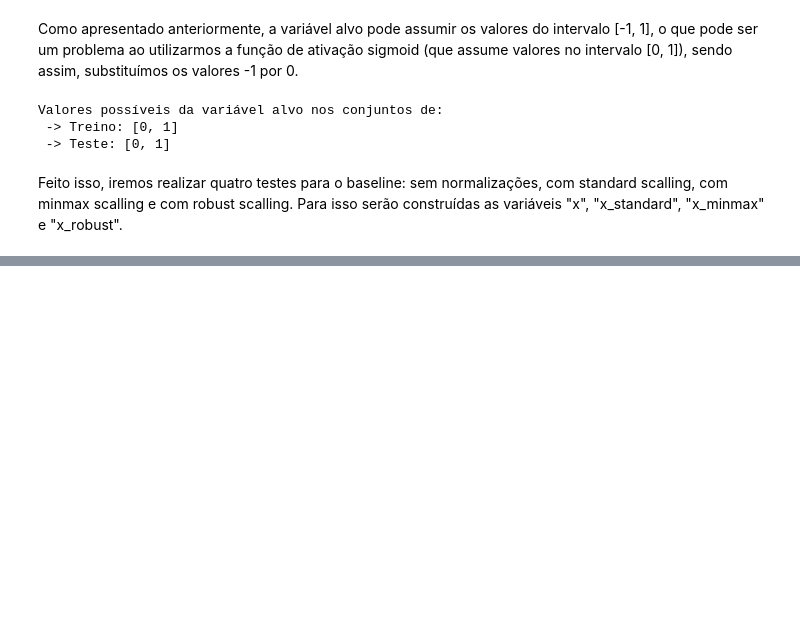
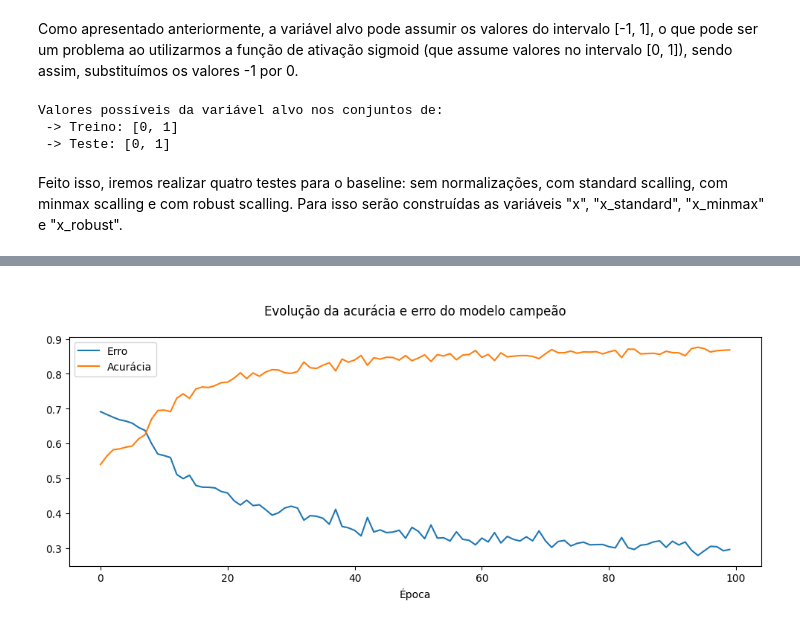
Before and after one commit to leonardosantosrocha/fiap-deep-learning, a Jupyter notebook: main.ipynb, the cells around one changed output, grey strips where cells are left out. Cells and saved outputs as stored; diff of their text form; code cells hidden in the pictures; blank space fills up the shorter version.

Commit message:
rede para predição das ações csna3.

```diff
--- a/main.ipynb
+++ b/main.ipynb
@@ -384,0 +275,23 @@ Como hipótese inicial, entendemos que a baixa precisão para venda de ações f
+# %%
+grid_bbas3 = [[1,16], [1,32], [1,64], [2,16], [2,32], [2,64], [3,16], [3,32], [3,64]]
+grid_size_bbas3 = len(grid_bbas3)
+# %%
+# Inicializa variáveis auxiliares
+network_index_bbas3 = 0
+
+# Instancia o modelo
+lstm_bbas3 = CL()
+
+# Percorre o grid de treinos
+for i in range(grid_size_bbas3):
+    # Percorre a lista de normalizações de treino
+    for x_i_train_bbas3, x_i_test_bbas3 in zip(x_list_train_bbas3, x_list_test_bbas3):
+        # Apresenta a topologia da i-ésima rede neural
+        print(f"\nTopologia: {network_index_bbas3}\n -> {grid_bbas3[i][0]}x LSTM com {grid_bbas3[i][1]} neurônios\n -> {grid_bbas3[i][0]}x Dropout com rate de {round(0.1 * grid_bbas3[i][0], 2)}\n -> 1x Densa\n -> Normalização: {x_i_train_bbas3[0]}")
+        # Constrói, compila e treina a topologia da i-ésima rede neural
+        lstm_bbas3.build_model(c_layers_number=grid_bbas3[i][0], c_units_number=grid_bbas3[i][1], c_dropout_rate=0.1, c_input_shape=(16, 1))
+        lstm_bbas3.compile_model(c_optimizer="adam", c_loss="binary_crossentropy", c_metrics=["accuracy"])
+        lstm_bbas3.fit_model(c_x=x_i_train_bbas3[1], c_y=y_train_bbas3, c_test_size=0.3, c_random_state=42, c_epochs_number=100, c_batches_number=64, c_verbose=0)
+        lstm_bbas3.evaluate_model()
+        lstm_bbas3.predict_model(c_x=x_i_test_bbas3[1])
+        network_index_bbas3 += 1
@@ -384,0 +316,24 @@ Como hipótese inicial, entendemos que a baixa precisão para venda de ações f
+# %%
+# Inicializa variáveis auxiliares
+champion_index_bbas3 = 0
+current_loss_bbas3 = float("+inf")
+current_accuracy_bbas3 = float("-inf")
+
+# Realiza a atualização para apresentar a arquitetura mais performática
+for i_bbas3 in range(len(lstm_bbas3.c_model_scores_train)):
+    if lstm_bbas3.c_model_scores_train[i_bbas3][0] < current_loss_bbas3:
+        current_loss_bbas3 = round(lstm_bbas3.c_model_scores_train[i_bbas3][0], 2)
+        champion_index_bbas3 = i_bbas3
+    if lstm_bbas3.c_model_scores_train[i_bbas3][1] > current_accuracy_bbas3:
+        current_accuracy_bbas3 = round(lstm_bbas3.c_model_scores_train[i_bbas3][1], 2)
+        champion_index_bbas3 = i_bbas3
+# %%
+plt.figure(figsize=(12, 4))
+plt.plot(lstm_bbas3.c_model_statistics_train[champion_index_bbas3][1])
+plt.plot(lstm_bbas3.c_model_statistics_train[champion_index_bbas3][0])
+plt.title("\nEvolução da acurácia e erro do modelo campeão\n")
+plt.xlabel("Época")
+plt.legend(["Erro", "Acurácia"], loc="upper left")
+plt.show()
+# %% [output]
+[figure, added]
```
Also changed, not shown: parts of 56 cells of this notebook.
